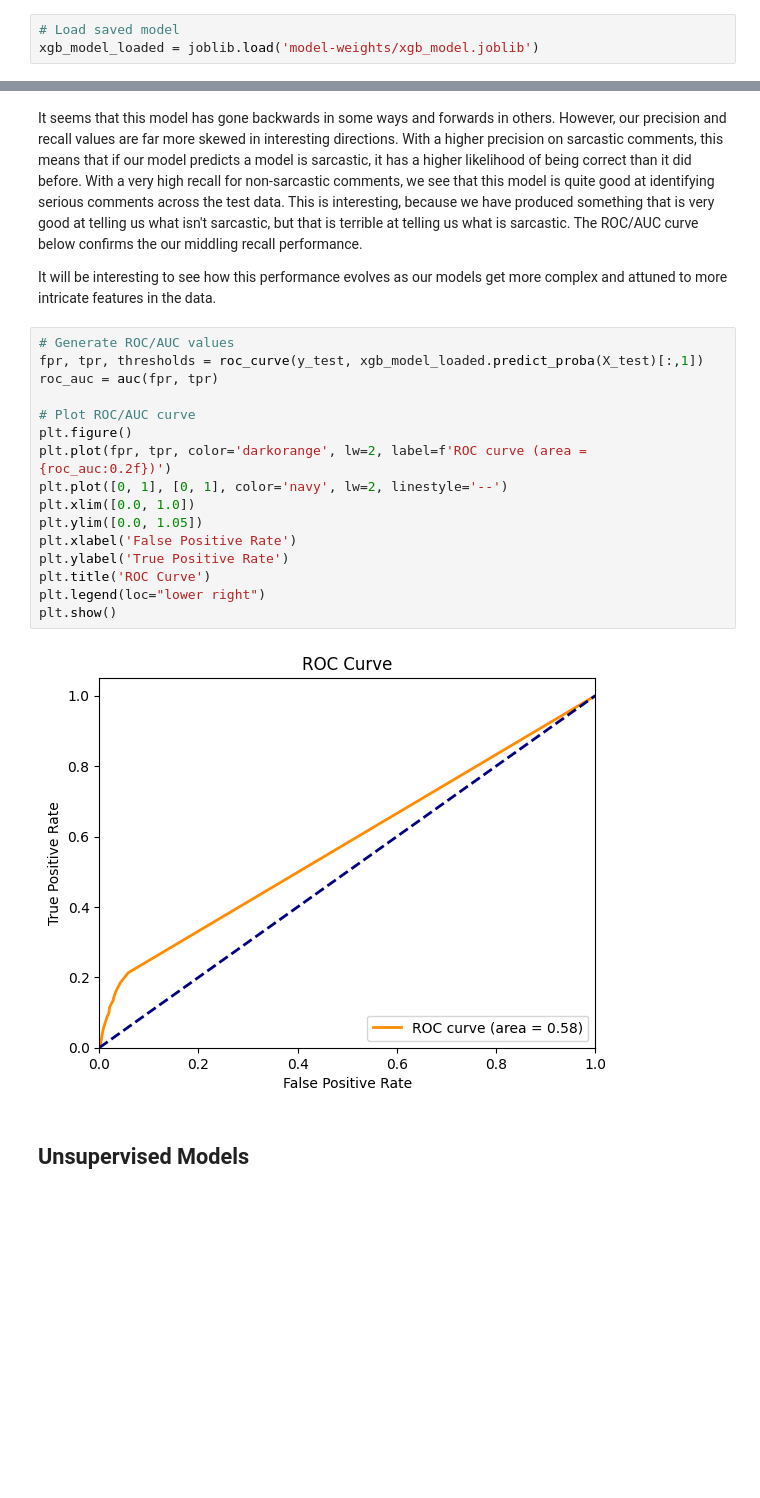
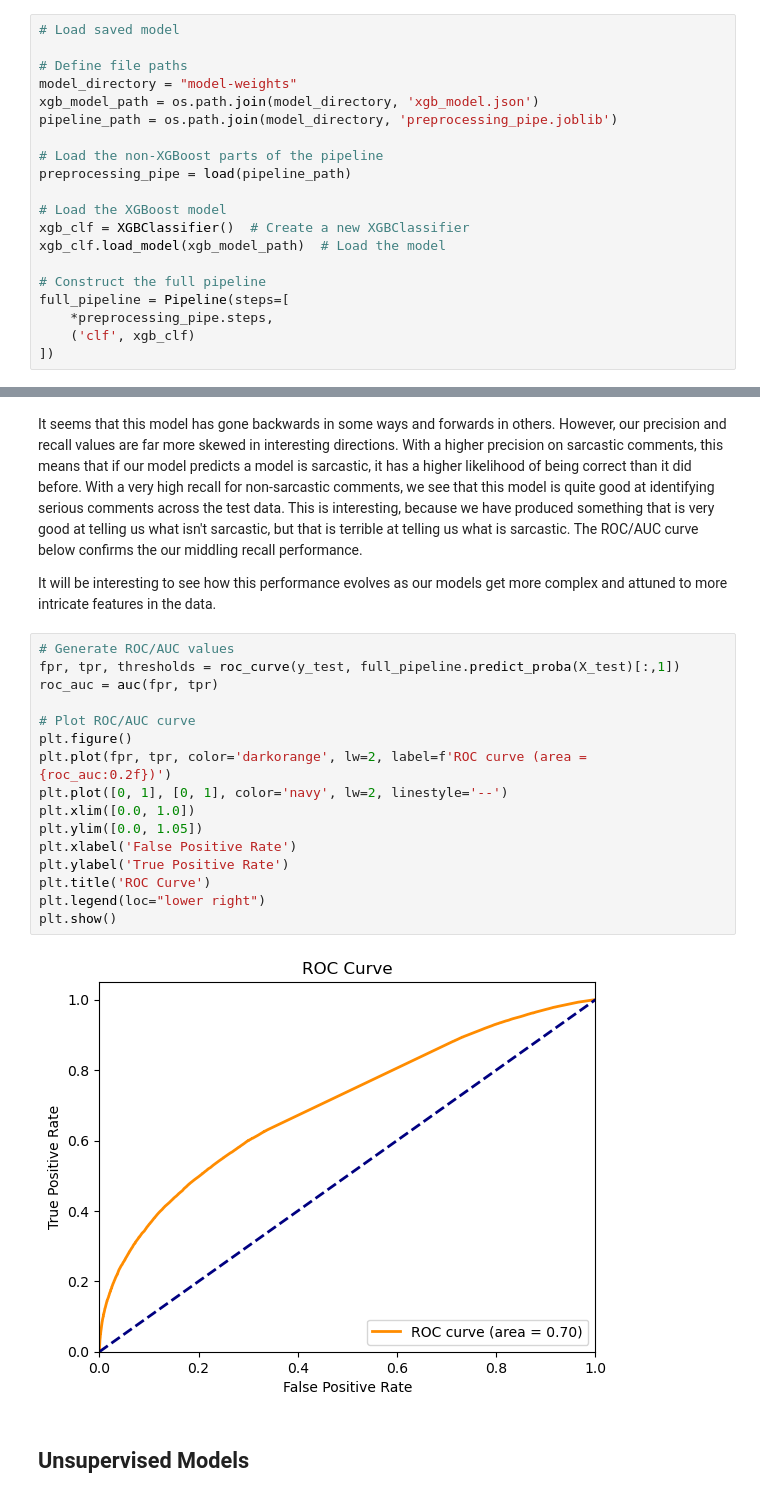
Before and after one commit to apell74/sarcasm-detection-nlp, a Jupyter notebook: index.ipynb, the cells around one changed output, grey strips where cells are left out. Saved outputs shown, nothing was run; the diff lists cells and outputs as text; blank space fills up the shorter version.

Commit message:
Added images folder and made changes to notebook for reproducibility

```diff
--- a/Capstone_index.ipynb
+++ b/index.ipynb
@@ -670,3 +678,20 @@ Parameters: { "device" } are not used.
 # %%
 # Load saved model
-xgb_model_loaded = joblib.load('model-weights/xgb_model.joblib')
+
+# Define file paths
+model_directory = "model-weights"
+xgb_model_path = os.path.join(model_directory, 'xgb_model.json')
+pipeline_path = os.path.join(model_directory, 'preprocessing_pipe.joblib')
+
+# Load the non-XGBoost parts of the pipeline
+preprocessing_pipe = load(pipeline_path)
+
+# Load the XGBoost model
+xgb_clf = XGBClassifier()  # Create a new XGBClassifier
+xgb_clf.load_model(xgb_model_path)  # Load the model
+
+# Construct the full pipeline
+full_pipeline = Pipeline(steps=[
+    *preprocessing_pipe.steps,
+    ('clf', xgb_clf)
+])
@@ -708,21 +726,21 @@ It seems that this model has gone backwards in some ways and forwards in others.
 It will be interesting to see how this performance evolves as our models get more complex and attuned to more intricate features in the data.
 # %%
 # Generate ROC/AUC values
-fpr, tpr, thresholds = roc_curve(y_test, xgb_model_loaded.predict_proba(X_test)[:,1])
+fpr, tpr, thresholds = roc_curve(y_test, full_pipeline.predict_proba(X_test)[:,1])
 roc_auc = auc(fpr, tpr)
 
 # Plot ROC/AUC curve
 plt.figure()
 plt.plot(fpr, tpr, color='darkorange', lw=2, label=f'ROC curve (area = {roc_auc:0.2f})')
 plt.plot([0, 1], [0, 1], color='navy', lw=2, linestyle='--')
 plt.xlim([0.0, 1.0])
 plt.ylim([0.0, 1.05])
 plt.xlabel('False Positive Rate')
 plt.ylabel('True Positive Rate')
 plt.title('ROC Curve')
 plt.legend(loc="lower right")
 plt.show()
 # %% [output]
-[figure, old version]
+[figure, new version]
 # %% [markdown]
 ## Unsupervised Models
```
Also changed, not shown: parts of 25 cells of this notebook, 1 other file.
